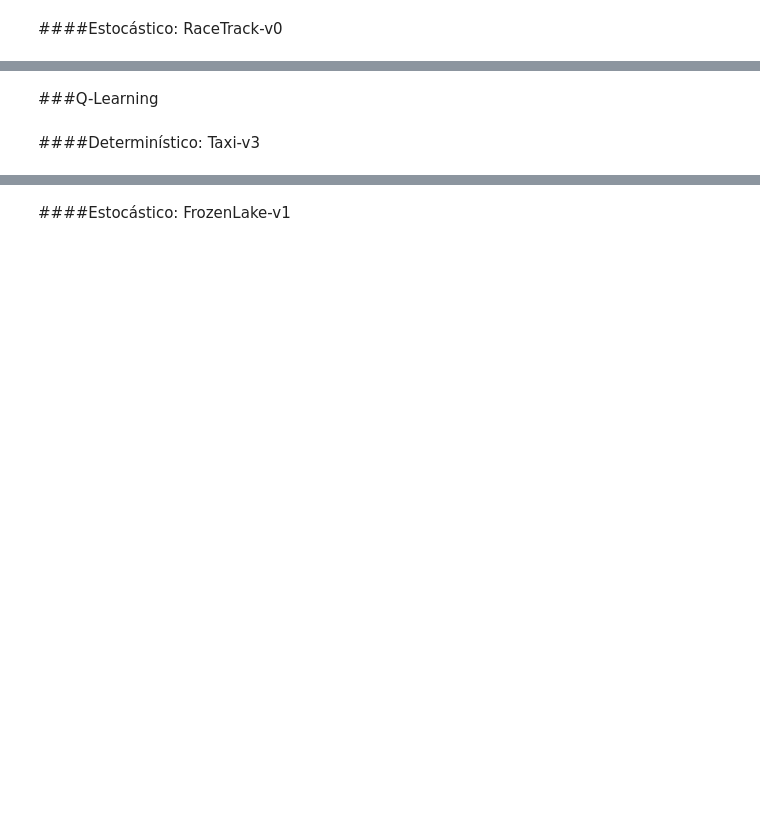
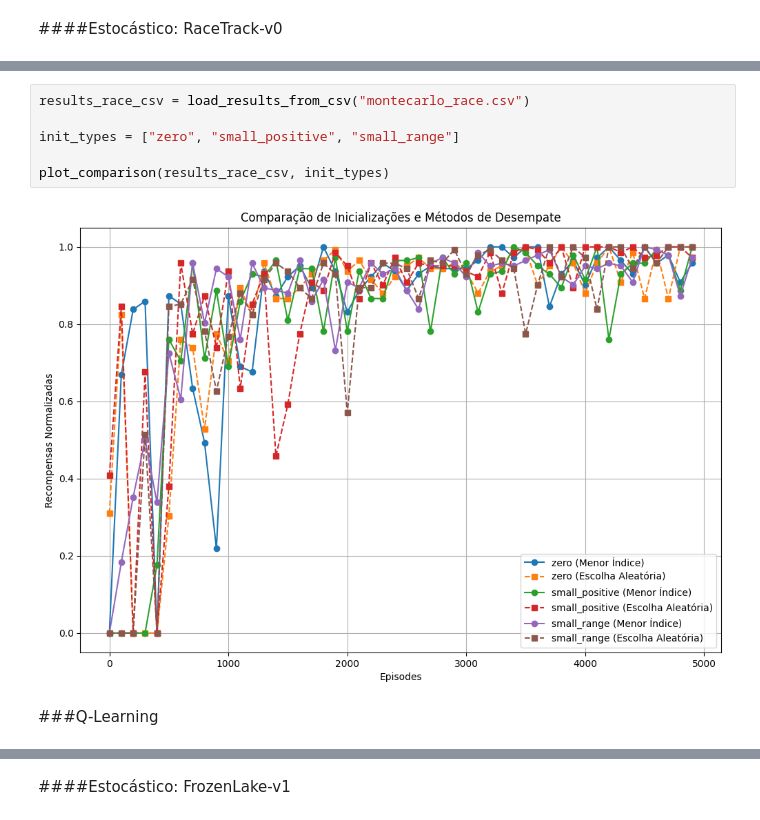
Before and after one commit to camilealheiro/inicializacao-e-quebra-de-empates-da-qtable, a Jupyter notebook: Tema_9_Inicialização_e_Quebra_de_Empates_da_Q_Table.ipynb, the cells around one changed output, grey strips where cells are left out. Saved outputs shown, nothing was run; the diff lists cells and outputs as text; blank space fills up the shorter version.

```diff
--- a/Tema_9_Inicialização_e_Quebra_de_Empates_da_Q_Table.ipynb
+++ b/Tema_9_Inicialização_e_Quebra_de_Empates_da_Q_Table.ipynb
@@ -407,4 +466,10 @@ run_experiment("montecarlo", env, init_type="small_range", episodes=5000, lr=0.1
+# %%
+results_race_csv = load_results_from_csv("montecarlo_race.csv")
+
+init_types = ["zero", "small_positive", "small_range"]
+
+plot_comparison(results_race_csv, init_types)
+# %% [output]
+[figure, added]
 # %% [markdown]
 ###Q-Learning
-# %% [markdown]
-####Determinístico: Taxi-v3
```
Also changed, not shown: parts of 42 cells of this notebook.
